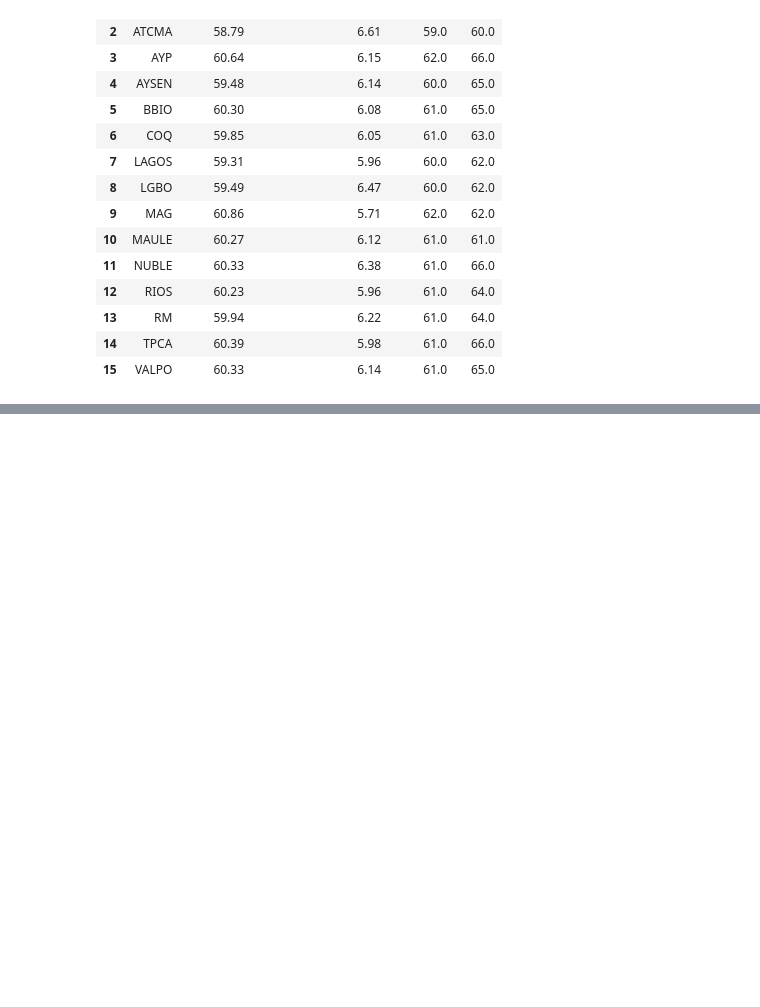
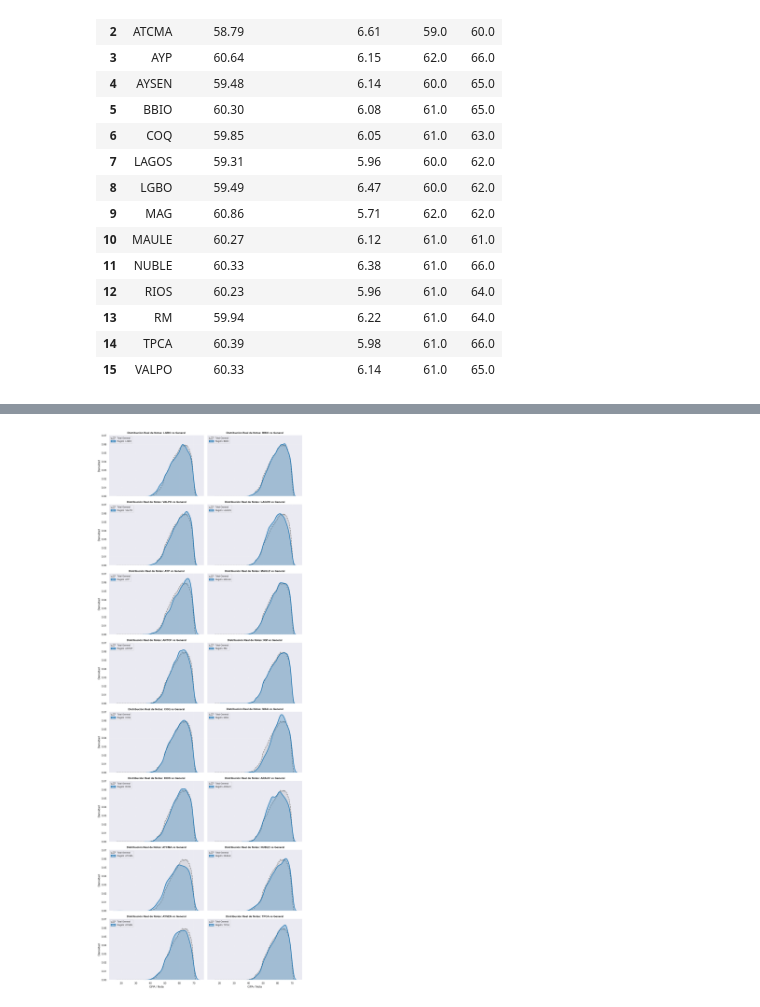
Before and after one commit to 2026788-max/Stastics, a Jupyter notebook: Statistics.CA1.ManuelaCorrea.ipynb, the cells around one changed output, grey strips where cells are left out. Cells and saved outputs as stored; diff of their text form; code cells hidden in the pictures; blank space fills up the shorter version.

Commit message:
descriptions of grafic analisis

```diff
--- a/Statistics.CA1.ManuelaCorrea.ipynb
+++ b/Statistics.CA1.ManuelaCorrea.ipynb
@@ -213,0 +231,52 @@ display(Gpa)
+# %%
+regiones = dfc['Region'].unique()
+ncols = 2
+nrows = math.ceil(len(regiones) / ncols)
+
+# 2. Configurar la grilla de gráficos
+fig, axes = plt.subplots(
+    nrows=nrows,
+    ncols=ncols,
+    figsize=(12, 4 * nrows),
+    sharex=True,
+    sharey=True,
+)
+axes = axes.flatten()
+
+# 3. Graficar en cada recuadro la campana general y la campana regional
+for i, reg in enumerate(regiones):
+    ax = axes[i]
+
+    # Campana del Total General (Todas las notas exactas)
+    sns.kdeplot(
+        data=dfc,
+        x='GPA',
+        ax=ax,
+        color='gray',
+        linestyle='--',
+        linewidth=2,
+        fill=True,
+        alpha=0.15,
+        label='Total General',
+    )
+
+    # Campana de la Región (Notas exactas de esa región)
+    sns.kdeplot(
+        data=dfc[dfc['Region'] == reg],
+        x='GPA',
+        ax=ax,
+        color='tab:blue',
+        linewidth=2.5,
+        fill=True,
+        alpha=0.3,
+        label=f'Región: {reg}',
+    )
+    ax.set_xlabel('GPA / Nota')
+    ax.set_ylabel('Densidad')
+    ax.legend(loc='upper left', fontsize=9)
+    ax.grid(True, alpha=0.3)
+
+plt.tight_layout()
+plt.show()
+# %% [output]
+[figure, added]
```
Also changed, not shown: parts of 12 cells of this notebook.
